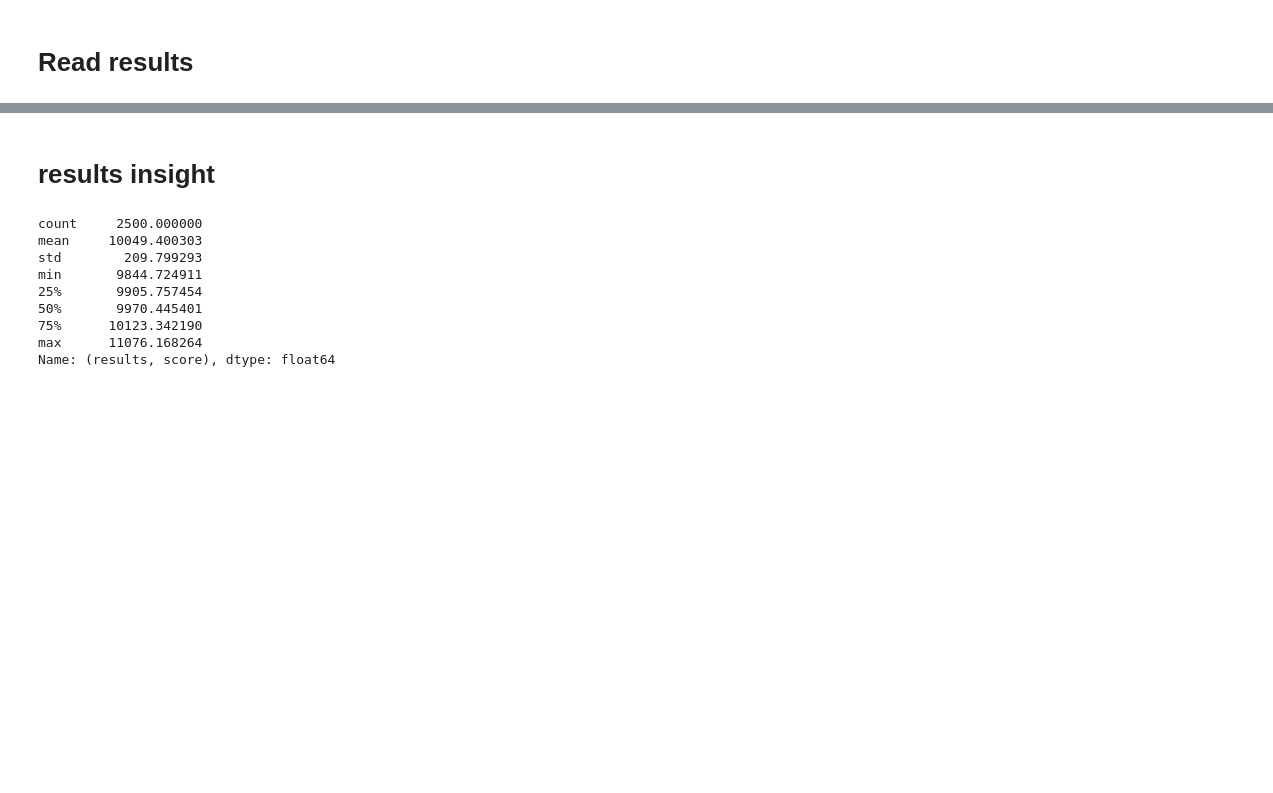
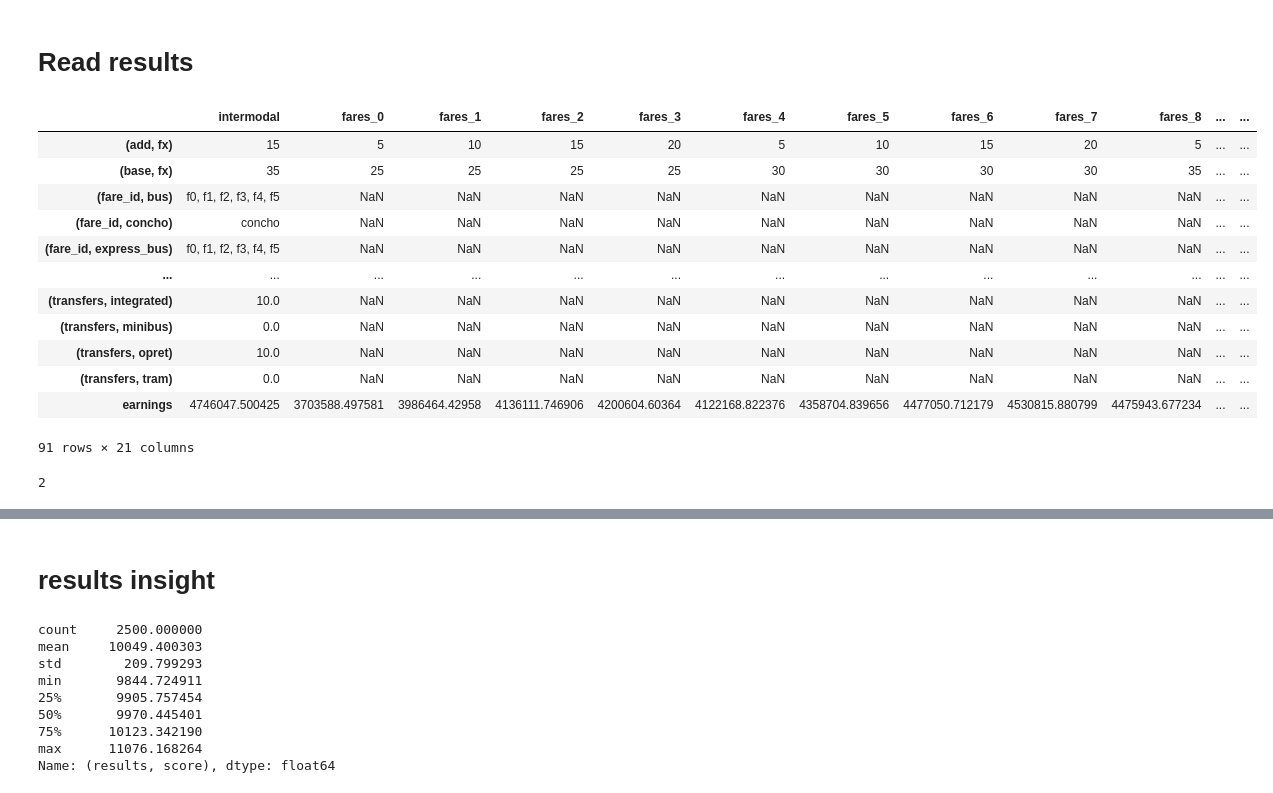
Before and after one commit to systragroup/quetzal_santo_domingo, a Jupyter notebook: notebooks/transport/80_run_sensitivity_tests.ipynb, the cells around one changed output, grey strips where cells are left out. Saved outputs shown, nothing was run; the diff lists cells and outputs as text; code cells hidden in the pictures; blank space fills up the shorter version.

```diff
--- a/notebooks/transport/80_run_sensitivity_tests.ipynb
+++ b/notebooks/transport/80_run_sensitivity_tests.ipynb
@@ -225,6 +235,22 @@ import matplotlib.pyplot as plt
 sns.set_style('whitegrid')
 plt.rcParams['figure.figsize'] = (16, 5)
 plt.rcParams['font.size']=14
+# %%
+all_results['fares']
+# %% [output]
+|  | intermodal | fares_0 | fares_1 | fares_2 | fares_3 | fares_4 | fares_5 | fares_6 | fares_7 | fares_8 | ... | ... |
+| (add, fx) | 15 | 5 | 10 | 15 | 20 | 5 | 10 | 15 | 20 | 5 | ... | ... |
+| (base, fx) | 35 | 25 | 25 | 25 | 25 | 30 | 30 | 30 | 30 | 35 | ... | ... |
+| (fare_id, bus) | f0, f1, f2, f3, f4, f5 | NaN | NaN | NaN | NaN | NaN | NaN | NaN | NaN | NaN | ... | ... |
+| (fare_id, concho) | concho | NaN | NaN | NaN | NaN | NaN | NaN | NaN | NaN | NaN | ... | ... |
+| (fare_id, express_bus) | f0, f1, f2, f3, f4, f5 | NaN | NaN | NaN | NaN | NaN | NaN | NaN | NaN | NaN | ... | ... |
+| ... | ... | ... | ... | ... | ... | ... | ... | ... | ... | ... | ... | ... |
+| (transfers, integrated) | 10.0 | NaN | NaN | NaN | NaN | NaN | NaN | NaN | NaN | NaN | ... | ... |
+| (transfers, minibus) | 0.0 | NaN | NaN | NaN | NaN | NaN | NaN | NaN | NaN | NaN | ... | ... |
+| (transfers, opret) | 10.0 | NaN | NaN | NaN | NaN | NaN | NaN | NaN | NaN | NaN | ... | ... |
+| (transfers, tram) | 0.0 | NaN | NaN | NaN | NaN | NaN | NaN | NaN | NaN | NaN | ... | ... |
+| earnings | 4746047.500425 | 3703588.497581 | 3986464.42958 | 4136111.746906 | 4200604.60364 | 4122168.822376 | 4358704.839656 | 4477050.712179 | 4530815.880799 | 4475943.677234 | ... | ... |
+91 rows × 21 columns
 # %%
 def plot_2d(r, indicator_kwargs={}):
     fig, axes = plt.subplots(1, len(indicator_kwargs))
@@ -261,3 +289,7 @@ def plot_1d(r, indicator_kwargs={}):
+# %%
+n_params
+# %% [output]
+2
 # %%
 # Calibration tests
 for test_name in all_tests.keys():
```
Also changed, not shown: parts of 13 cells of this notebook, 2 other files.
